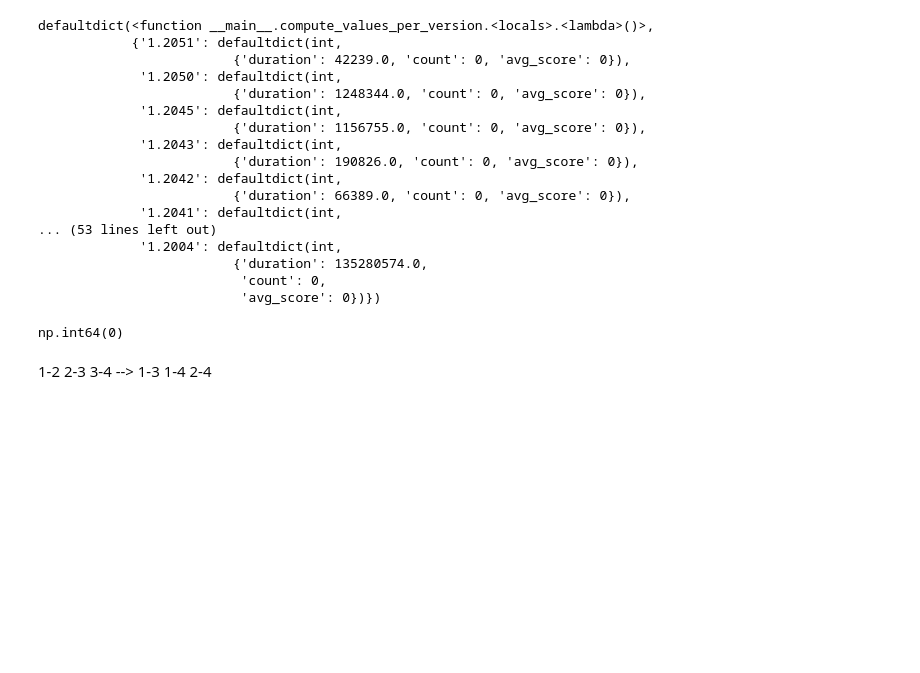
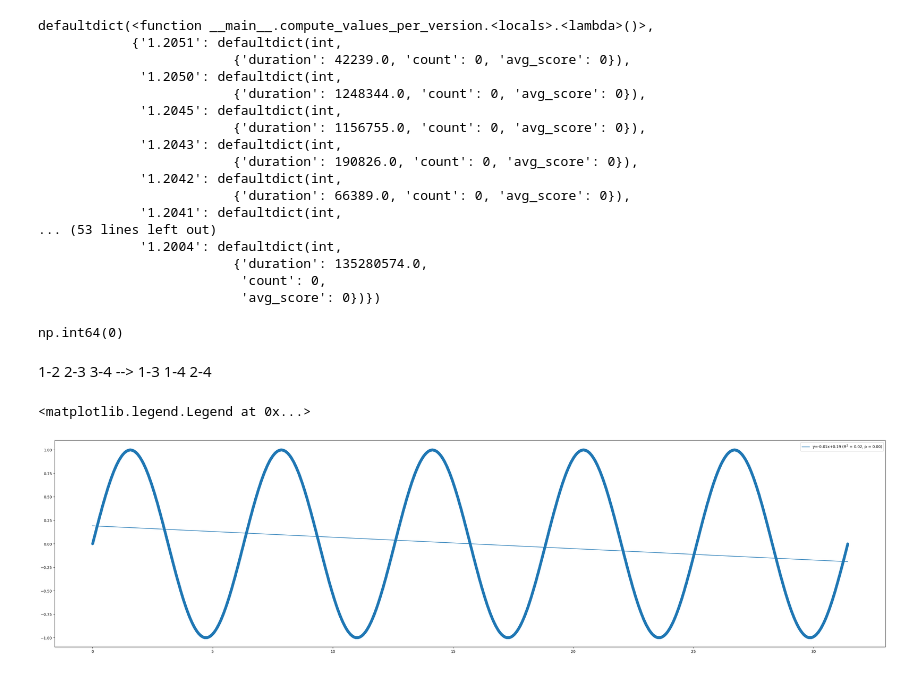
Before and after one commit to mgjfl/DATAR, a Jupyter notebook: results.ipynb, the cells around one changed output. Cells and saved outputs as stored; diff of their text form; code cells hidden in the pictures; blank space fills up the shorter version.

```diff
--- a/results.ipynb
+++ b/results.ipynb
@@ -780,3 +720,14 @@ sum(np.array(list(map(lambda x : x["avg_score"], metrics_per_version["M66B/FairE
 np.int64(0)
 # %% [markdown]
 1-2 2-3 3-4 --> 1-3 1-4 2-4
+# %%
+x = np.linspace(0, 10 * np.pi, 10000)
+y = np.sin(x)
+slope, intercept, r_value, p_value, std_err = stats.linregress(x, y)
+fig, ax = plt.subplots(1, 1, figsize = (40, 10))
+ax.scatter(x, y)
+ax.plot(np.unique(x), np.unique(x) * slope + intercept, label=(rf"y={slope:.2f}x+{intercept:.2f} ($R^2$ = {r_value**2:.2f}, p = {p_value:.2f})"))
+ax.legend()
+# %% [output]
+<matplotlib.legend.Legend at 0x...>
+[figure, added]
```
Also changed, not shown: parts of 24 cells of this notebook, 27 other files.
